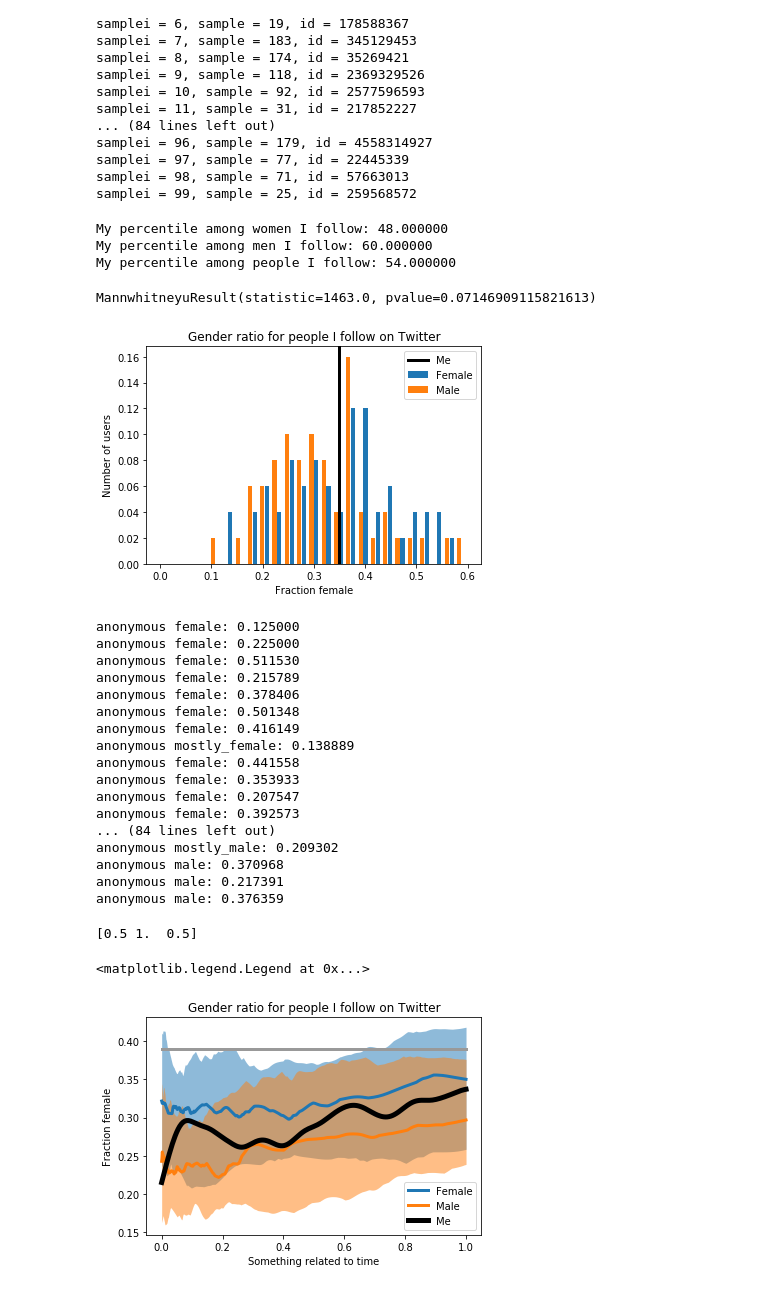
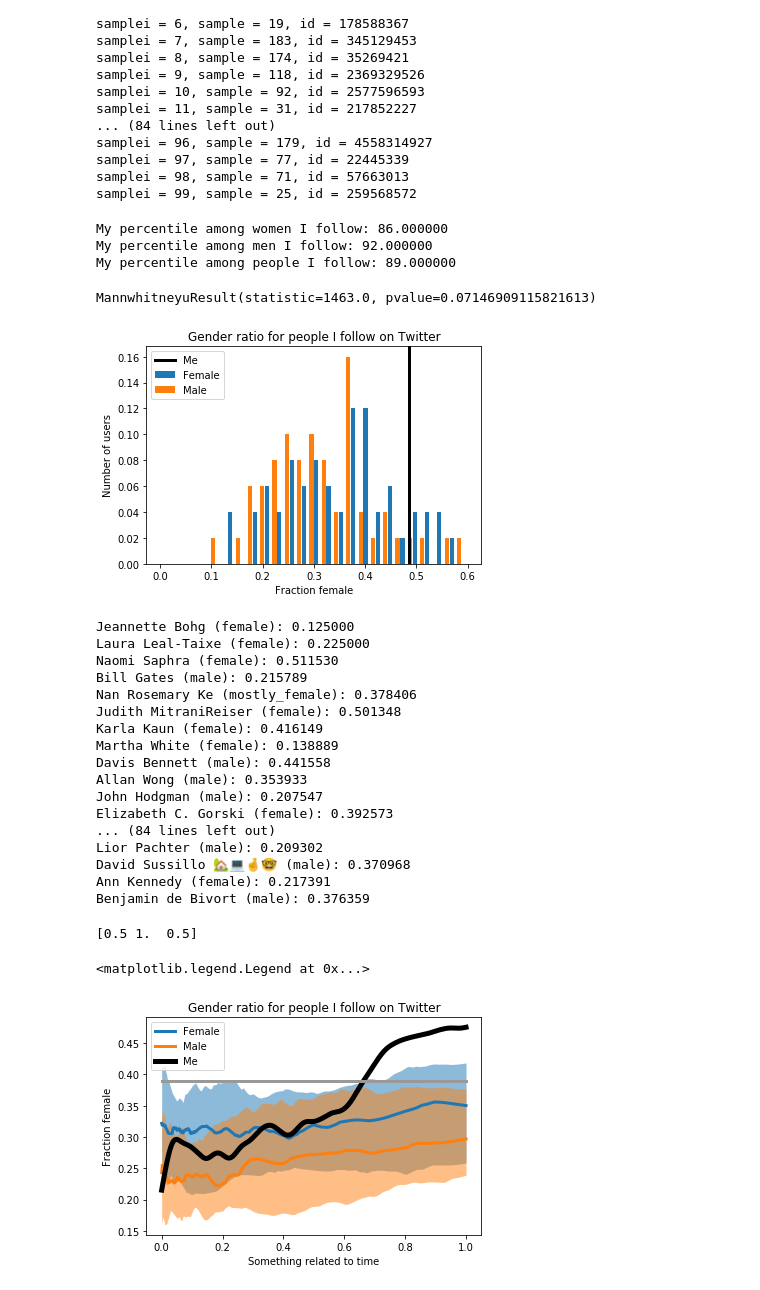
Before and after one commit to kristinbranson/TwitterGenderAnalysis, a Jupyter notebook: TwitterGenderAnalysis.ipynb, the cells around one changed output. Saved outputs shown, nothing was run; the diff lists cells and outputs as text; code cells hidden in the pictures.

Commit message:
Added analysis for my retweets.

```diff
--- a/TwitterGenderAnalysis.ipynb
+++ b/TwitterGenderAnalysis.ipynb
@@ -37,7 +37,7 @@ import csv
 # set up tweepy authentication
 
 # edit authfile to point to CSV file with your Twitter application information
-authfile = 'C:\Users\bransonk\.twitter\KristinsGenderRatioAnalysis.csv'
+authfile = 'C:/Users/bransonk/.twitter/KristinsGenderRatioAnalysis.csv'
 # edit rootusername to be your screen name on Twitter
 rootusername = 'kristinmbranson'
 
@@ -67,7 +67,7 @@ def get_following_names(id,api,batchsize = 100,ids1=None):
     return namescurr,ids1
 # %%
 # classifies gender of names, and computes some statistics
-def compute_gender_info(names,ids,verbose=False,sigma = 5):
+def compute_gender_info(names,ids=None,verbose=False,sigma = 5):
     # "names" that mean this is likely not a name
     badnames = ['Lab','lab','The','the','Stanford','Mag','Club','Adventure','Rock','Conference','Global','HHMI','Amazon','Google','Facebook','ICLR']
 
@@ -95,12 +95,16 @@ def compute_gender_info(names,ids,verbose=False,sigma = 5):
     knowngs = list(filter(lambda x: x in kwknown,gs))
     isfemale = list(map(lambda x: x in kwfemale,knowngs))
     ismale = list(map(lambda x: x in kwmale,knowngs))
-    idsknown = []
+    if ids is not None:
+        idsknown = []
+    else:
+        idsknown = None
     namesknown = []
     gsknown = []
     for i in range(len(isknown)):
         if isknown[i]:
-            idsknown.append(ids[i])
+            if ids is not None:
+                idsknown.append(ids[i])
             namesknown.append(names[i])
             gsknown.append(gs[i])
 
@@ -367,25 +467,25 @@ colors = list(mcolors.TABLEAU_COLORS)
 colorf = colors[0]
 colorm = colors[1]
 
-fracfemale_f = np.zeros(nsample)
-fracfemale_m = np.zeros(nsample)
-for i in range(nsample):
+fracfemale_f = np.zeros(nsample_female)
+fracfemale_m = np.zeros(nsample_female)
+for i in range(nsample_female):
     if len(otherinfo[i]['fracfemale']) == 0:
         fracfemale_f[i] = np.nan
         print('Bad sample %d'%i)
     else:
         fracfemale_f[i] = otherinfo[i]['fracfemale'][-1]
-    if len(otherinfo[i+nsample]['fracfemale']) == 0:
+    if len(otherinfo[i+nsample_female]['fracfemale']) == 0:
         fracfemale_m[i] = np.nan
-        print('Bad sample %d'%i+nsameple)
+        print('Bad sample %d'%i+nsample_female)
     else:
-        fracfemale_m[i] = otherinfo[i+nsample]['fracfemale'][-1]
+        fracfemale_m[i] = otherinfo[i+nsample_female]['fracfemale'][-1]
 
 edges = np.linspace(0,max(np.amax(fracfemale_f),np.amax(fracfemale_m)),nbins+1)
 width = edges[1]-edges[0]
 
-myprctile_f = np.count_nonzero(fracfemale_f<=myinfo['fracfemale'][-1])/nsample
-myprctile_m = np.count_nonzero(fracfemale_m<=myinfo['fracfemale'][-1])/nsample
+myprctile_f = np.count_nonzero(fracfemale_f<=myinfo['fracfemale'][-1])/nsample_female
+myprctile_m = np.count_nonzero(fracfemale_m<=myinfo['fracfemale'][-1])/nsample_female
 print('My percentile among women I follow: %f'%(myprctile_f*100.))
 print('My percentile among men I follow: %f'%(myprctile_m*100.))
 print('My percentile among people I follow: %f'%((myprctile_f+myprctile_m)*50.))
@@ -407,14 +507,14 @@ plt.title('Gender ratio for people I follow on Twitter')
 
 stats.mannwhitneyu(fracfemale_f,fracfemale_m,alternative='greater')
 # %% [output]
-My percentile among women I follow: 48.000000
-My percentile among men I follow: 60.000000
-My percentile among people I follow: 54.000000
+My percentile among women I follow: 86.000000
+My percentile among men I follow: 92.000000
+My percentile among people I follow: 89.000000
 MannwhitneyuResult(statistic=1463.0, pvalue=0.07146909115821613)
-[figure, old version]
+[figure, new version]
 # %%
 # get info about following
-anonymize = True
+anonymize = False
 samplenames = list(map(lambda x: myinfo['namesknown'][x],idxsample))
 samplegenders = list(map(lambda x: myinfo['gsknown'][x],idxsample))
 
@@ -430,23 +530,23 @@ for i in range(len(samplenames)):
         else:
             print('%s (%s): %f'%(samplenames[i],samplegenders[i],otherinfo[i]['fracfemale'][-1]))
 # %% [output]
-anonymous female: 0.125000
-anonymous female: 0.225000
-anonymous female: 0.511530
-anonymous female: 0.215789
-anonymous female: 0.378406
-anonymous female: 0.501348
-anonymous female: 0.416149
-anonymous mostly_female: 0.138889
-anonymous female: 0.441558
-anonymous female: 0.353933
-anonymous female: 0.207547
-anonymous female: 0.392573
+Jeannette Bohg (female): 0.125000
+Laura Leal-Taixe (female): 0.225000
+Naomi Saphra (female): 0.511530
+Bill Gates (male): 0.215789
+Nan Rosemary Ke (mostly_female): 0.378406
+Judith MitraniReiser (female): 0.501348
+Karla Kaun (female): 0.416149
+Martha White (female): 0.138889
+Davis Bennett (male): 0.441558
+Allan Wong (male): 0.353933
+John Hodgman (male): 0.207547
+Elizabeth C. Gorski (female): 0.392573
 ... (84 lines left out)
-anonymous mostly_male: 0.209302
-anonymous male: 0.370968
-anonymous male: 0.217391
-anonymous male: 0.376359
+Lior Pachter (male): 0.209302
+David Sussillo 🏡💻🤞🤓 (male): 0.370968
+Ann Kennedy (female): 0.217391
+Benjamin de Bivort (male): 0.376359
 # %%
 # plot stats of samples and me
 maxl = 1000
@@ -469,8 +569,8 @@ for i in range(0,len(otherinfo)):
         l = min(len(y),maxl)
         Y[i,:l] = y[:l]
 
-idxfemale = np.arange(0,nsample)
-idxmale = np.arange(nsample,2*nsample)
+idxfemale = np.arange(0,nsample_female)
+idxmale = np.arange(nsample_female,2*nsample_female)
 
 prctiles_compute = np.array([25,50,75])
 middlei, = np.where(prctiles_compute==50)
@@ -499,31 +599,31 @@ if doplotprctiles:
         plt.fill_between(x, prctiles_male[i,:], prctiles_male[-i-1,:],alpha=alpha[i],lw=0,color=colorm)
     hf, = plt.plot(x,prctiles_female[middlei,:],'-',linewidth=3,color=colorf,label='Female')
     hm, = plt.plot(x,prctiles_male[middlei,:],'-',linewidth=3,color=colorm,label='Male')
 else:
 
     # plot mean and standard error
     plt.plot(x,mu_female-sig_female,'-',color=colorf)
     plt.plot(x,mu_female+sig_female,'-',color=colorf)
     hf, = plt.plot(x,mu_female,'-',color=colorf,linewidth=3,label='Female')
     plt.plot(x,mu_male-sig_male,'-',color=colorm)
     plt.plot(x,mu_male+sig_male,'-',color=colorm)
     hm, = plt.plot(x,mu_male,'-',color=colorm,linewidth=3,label='Male')
 
 y = myinfo['fracfemale_filtered'][3*sigma:-3*sigma]
 if dointerp:
     x = np.linspace(0,1,y.shape[0])
     f = interpolate.interp1d(x,y,axis=0)
     yinterp = f(xinterp)
     hme, = plt.plot(xinterp,yinterp,'k-',linewidth=5,label='Me')
     plt.plot([0.,1.],[allusers_fracfemale]*2,'-',color=[.6,.6,.6],lw=3)
 else:
     hme, = plt.plot(y,'k-',linewidth=5,label='Me')
     plt.plot([0.,len(y)],[allusers_fracfemale]*2,'-',color=[.6,.6,.6],lw=3)
 plt.ylabel('Fraction female')
 plt.xlabel('Something related to time')
 plt.title('Gender ratio for people I follow on Twitter')
 plt.legend()
 # %% [output]
 [0.5 1.  0.5]
 <matplotlib.legend.Legend at 0x...>
-[figure, old version]
+[figure, new version]
```
Also changed, not shown: parts of 11 cells of this notebook.
